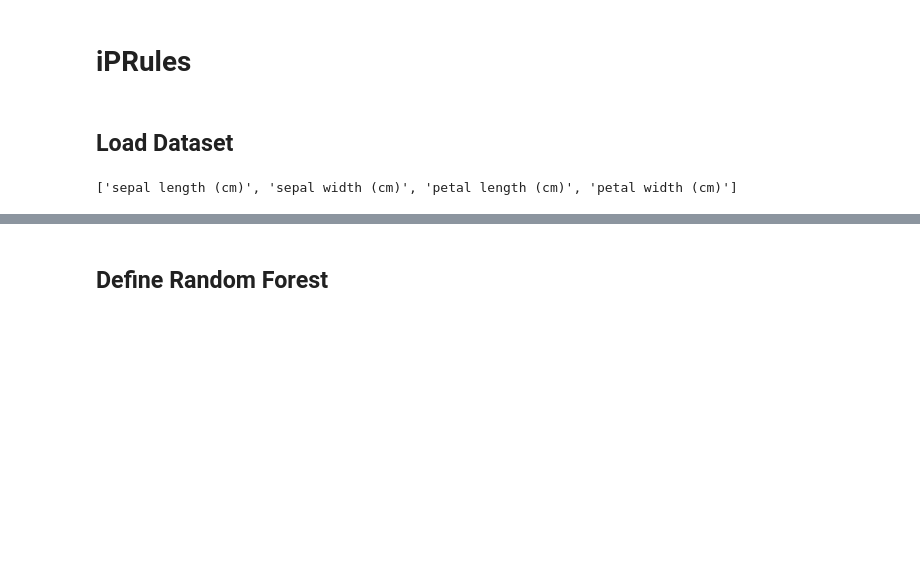
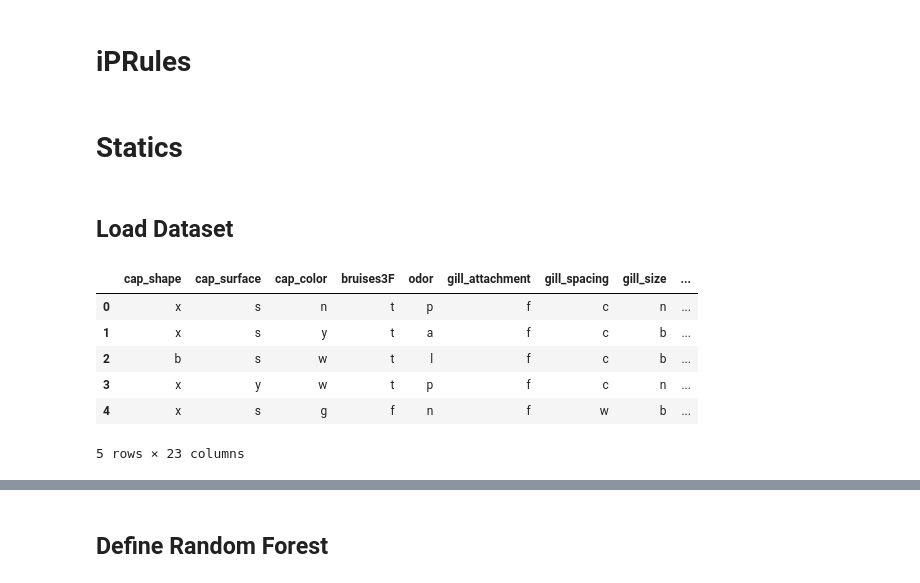
Before and after one commit to marioopv/iPRules, a Jupyter notebook: notebooks/IPRules/iPRules_GridSearch_example.ipynb, the cells around one changed output, grey strips where cells are left out. Saved outputs shown, nothing was run; the diff lists cells and outputs as text; code cells hidden in the pictures; blank space fills up the shorter version.

```diff
--- a/notebooks/IPRules/iPRules_GridSearch_example.ipynb
+++ b/notebooks/IPRules/iPRules_GridSearch_example.ipynb
@@ -1,2 +1,4 @@
 # %% [markdown]
 # iPRules
+# %% [markdown]
+# Statics
@@ -3,26 +17,39 @@
 # %% [markdown]
 ## Load Dataset
-# %%
-from sklearn.datasets import load_iris
-import pandas as pd
-from sklearn.model_selection import train_test_split
-import numpy as np
-import pandas as pd
-from sklearn.datasets import load_iris
-
-#Load Dataset
-dataset = load_iris()#pd.read_csv('./data/clean_dataset.csv')
-print(dataset.feature_names)
-#Define dataset
-X_train, X_test, y_train, y_test = train_test_split(dataset.data, dataset.target, test_size=0.1, random_state=1)
-
-
-# np.c_ is the numpy concatenate function
-# which is used to concat iris['data'] and iris['target'] arrays
-# for pandas column argument: concat iris['feature_names'] list
-# and string list (in this case one string); you can make this anything you'd like..
-# the original dataset would probably call this ['Species']
-pandas_dataset = pd.DataFrame(data= np.c_[dataset['data'], dataset['target']],
-                     columns= dataset['feature_names'] + ['target'])
-# %% [output]
-['sepal length (cm)', 'sepal width (cm)', 'petal length (cm)', 'petal width (cm)']
+# %%
+# Load Dataset
+#iris
+#dataset = load_iris()
+target_value_name = 'class'
+
+# Mushrooms
+filename = 'mushrooms'
+target_true = 'p'
+target_false = 'e'
+test_size = 0.33
+
+
+data_file_name = f'../../data/{filename}.csv'
+pandas_dataset = pd.read_csv(data_file_name)
+
+pandas_dataset.columns = [sub.replace('%', '') for sub in pandas_dataset.columns]
+target_value_name = pandas_dataset.columns[-1]
+
+pandas_dataset[target_value_name] = pandas_dataset[target_value_name].map({target_false:0,target_true:1})
+
+pandas_dataset.columns = [sub.replace('-', '_').replace(' ', '').replace('class', 'target_value') for sub in pandas_dataset.columns]
+target_value_name = pandas_dataset.columns[-1]
+feature_names = pandas_dataset.columns[0:-1]
+
+
+#dataset.feature_names = [sub.replace(' ', '').replace('(cm)', '') for sub in dataset.feature_names]
+
+pandas_dataset.head()
+# %% [output]
+|  | cap_shape | cap_surface | cap_color | bruises3F | odor | gill_attachment | gill_spacing | gill_size | ... |
+| 0 | x | s | n | t | p | f | c | n | ... |
+| 1 | x | s | y | t | a | f | c | b | ... |
+| 2 | b | s | w | t | l | f | c | b | ... |
+| 3 | x | y | w | t | p | f | c | n | ... |
+| 4 | x | s | g | f | n | f | w | b | ... |
+5 rows × 23 columns
```
Also changed, not shown: parts of 20 cells of this notebook, 2 other files.
